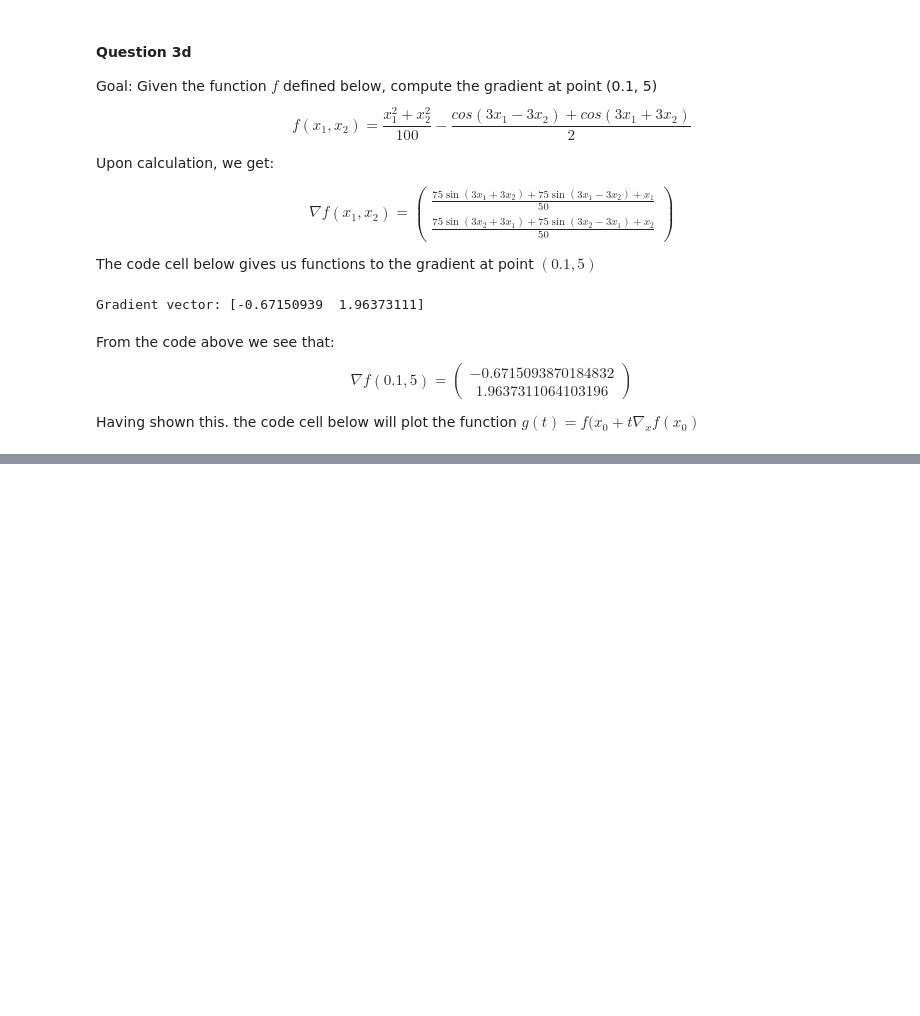
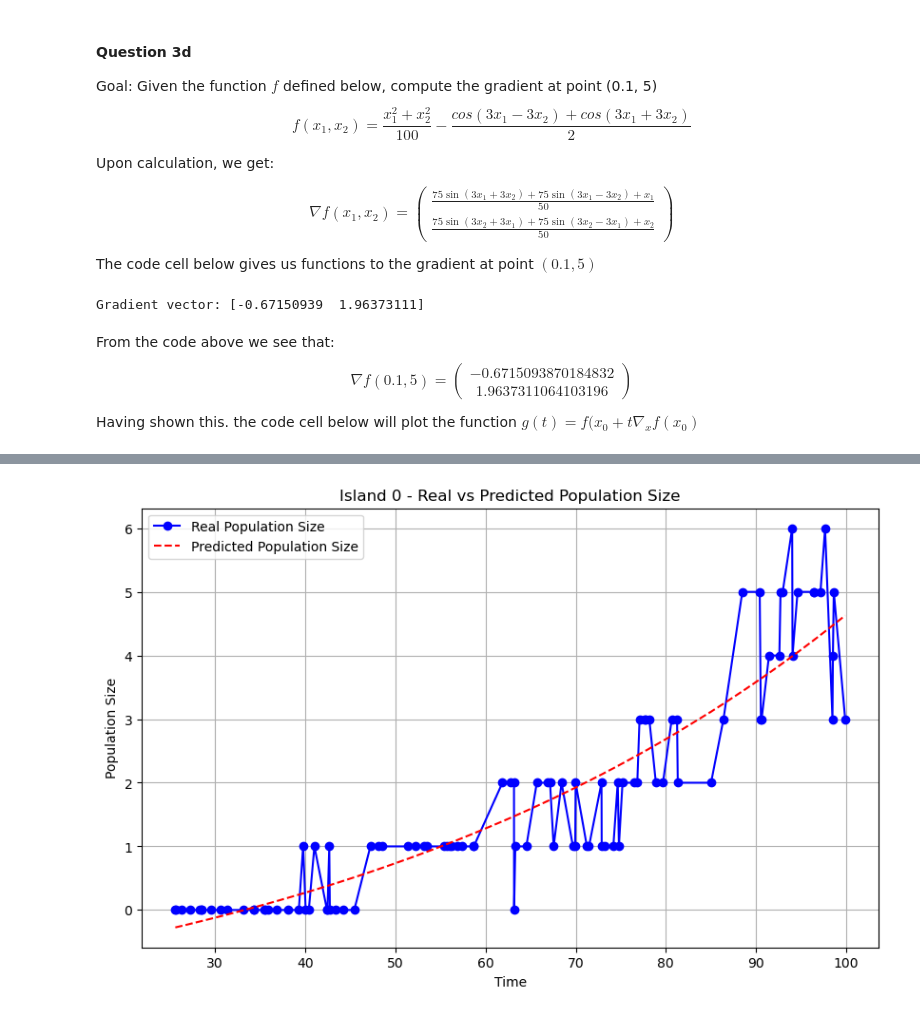
Before and after one commit to Blaise143/Applied-Optimization, a Jupyter notebook: exercise_2.ipynb, the cells around one changed output, grey strips where cells are left out. Saved outputs shown, nothing was run; the diff lists cells and outputs as text; code cells hidden in the pictures; blank space fills up the shorter version.

```diff
--- a/exercise_2.ipynb
+++ b/exercise_2.ipynb
@@ -223,0 +238,84 @@ plt.show()
+# %%
+
+# Load data from the CSV file
+data = np.loadtxt('data/population.csv', skiprows=1, delimiter=',')
+# Split the data into time, island_id and population_size
+time = data[:, 0]
+island_id = data[:, 1]
+population_size = data[:, 2]
+
+num_islands = len(np.unique(island_id))
+# Random initialization
+np.random.seed(0)  # For reproducibility
+r_initial = np.random.normal(loc=0.1, scale=0.1, size=num_islands)
+c_initial = np.abs(np.random.normal(loc=1.0, scale=0.5))  # Ensure c > 0
+k_initial = np.random.normal(loc=1.0, scale=0.5, size=num_islands)
+
+# Approximate the population
+def model_population(t, r, c, k):
+    return k * np.exp(r * t) - c / r
+
+# Calculates the total MSE across all islands
+def objective_function(params, time, island_id, population_size, num_islands):
+    # Prepare the function parameters
+    r_values = params[:num_islands]
+    c = params[num_islands]
+    k_values = params[num_islands+1:]
+
+    mse_total = 0
+    # Loop over all islands
+    for i in range(num_islands):
+        mask = island_id == i   # Only look at the data for the corresponding island
+        t_i = time[mask]
+        x_i = population_size[mask]
+
+        predicted_x_i = model_population(t_i, r_values[i], c, k_values[i])
+        mse_total += np.mean((predicted_x_i - x_i) ** 2)
+
+    return mse_total
+
+
+# Combine initial guesses for r, c, and k into one parameter array
+initial_params = np.concatenate([r_initial, [c_initial], k_initial])
+
+# Optimization with a constraint that c >= 1
+constraints = {'type': 'ineq', 'fun': lambda params: params[num_islands] - 1}
+
+# Run the optimization
+result = minimize(objective_function, initial_params, args=(time, island_id, population_size, num_islands), method='L-BFGS-B')# bounds=bounds)
+
+
+# Extract the optimized parameters
+optimized_params = result.x
+r_optimal = optimized_params[:num_islands]
+c_optimal = optimized_params[num_islands]
+k_optimal = optimized_params[num_islands+1:]
+
+print("Optimal growth rates (r):", r_optimal)
+print("Optimal addition amount (c):", c_optimal)
+print("Optimal parameters (k):", k_optimal)
+
+# Plot the real vs predicted population size for each island to get a visual demonstration of how close the prediction is
+for i in range(num_islands):
+    # Filter data for the current island
+    mask = island_id == i   # Only look at the data for the corresponding island
+    t_i = time[mask]
+    x_i_real = population_size[mask]
+
+    # Use optimized parameters to get the predicted population
+    r_opt = r_optimal[i]
+    k_opt = k_optimal[i]
+    x_i_pred = model_population(t_i, r_opt, c_optimal, k_opt)
+
+    # Plotting
+    plt.figure(figsize=(10, 6))
+    plt.plot(t_i, x_i_real, 'bo-', label='Real Population Size')
+    plt.plot(t_i, x_i_pred, 'r--', label='Predicted Population Size')
+
+    plt.title(f'Island {i} - Real vs Predicted Population Size')
+    plt.xlabel('Time')
+    plt.ylabel('Population Size')
+    plt.legend()
+    plt.grid(True)
+    plt.show()
+# %% [output]
@@ -223,0 +327 @@ plt.show()
+[figure, added]
```
Also changed, not shown: parts of 7 cells of this notebook, 1 other file.
